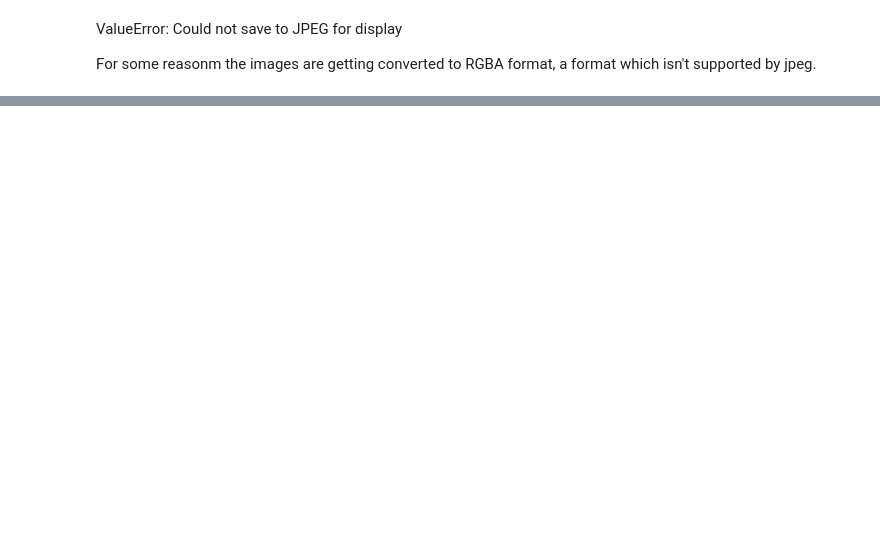
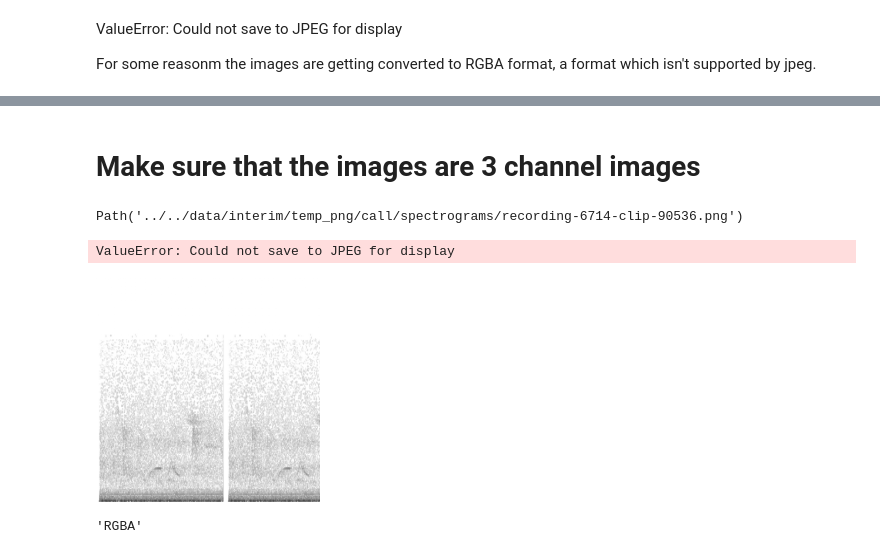
Before and after one commit to Mgallimore88/osfl_cnn_recognizer, a Jupyter notebook: notebooks/exploratory/1.6-mjg-osfl-initial-model.ipynb, the cells around one changed output, grey strips where cells are left out. Cells and saved outputs as stored; diff of their text form; code cells hidden in the pictures; blank space fills up the shorter version.

```diff
--- a/notebooks/exploratory/1.6-mjg-osfl-initial-model.ipynb
+++ b/notebooks/exploratory/1.6-mjg-osfl-initial-model.ipynb
@@ -163,0 +225,17 @@ def greyscale_to_rgb(im: PIL.Image.Image) -> PIL.Image.Image:
+# %% [markdown]
+# Make sure that the images are 3 channel images
+# %%
+filenames[0]
+# %% [output]
+Path('../../data/interim/temp_png/call/spectrograms/recording-6714-clip-90536.png')
+# %%
+image = Image.open(filenames[0])
+image = image.convert("RGBA")
+image
+# %% [output]
+ValueError: Could not save to JPEG for display
+[figure, added]
+# %%
+image.mode
+# %% [output]
+'RGBA'
```
Also changed, not shown: parts of 36 cells of this notebook, 1 other file.
